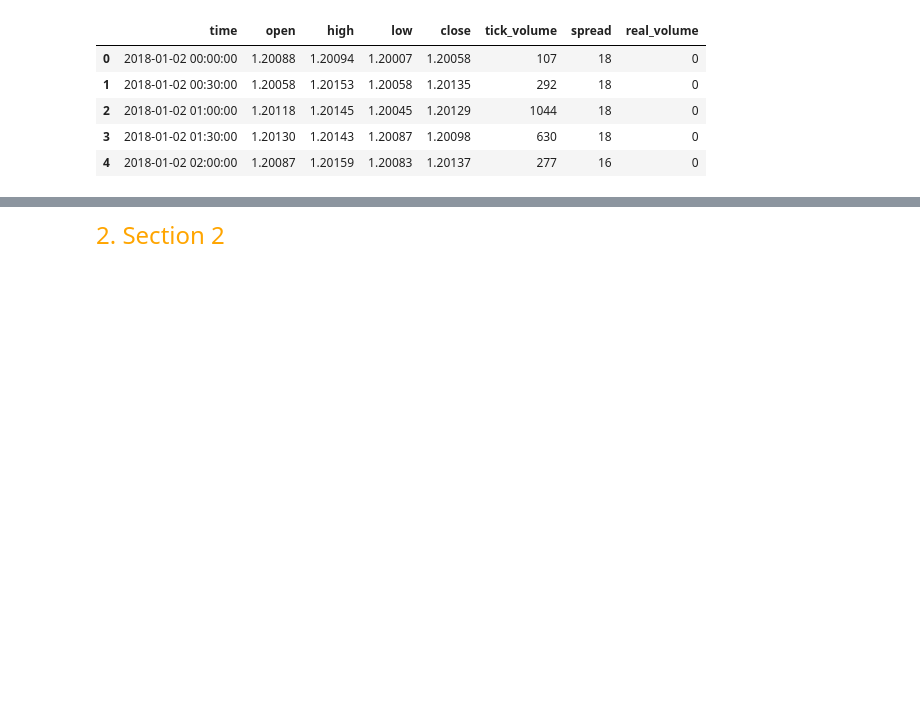
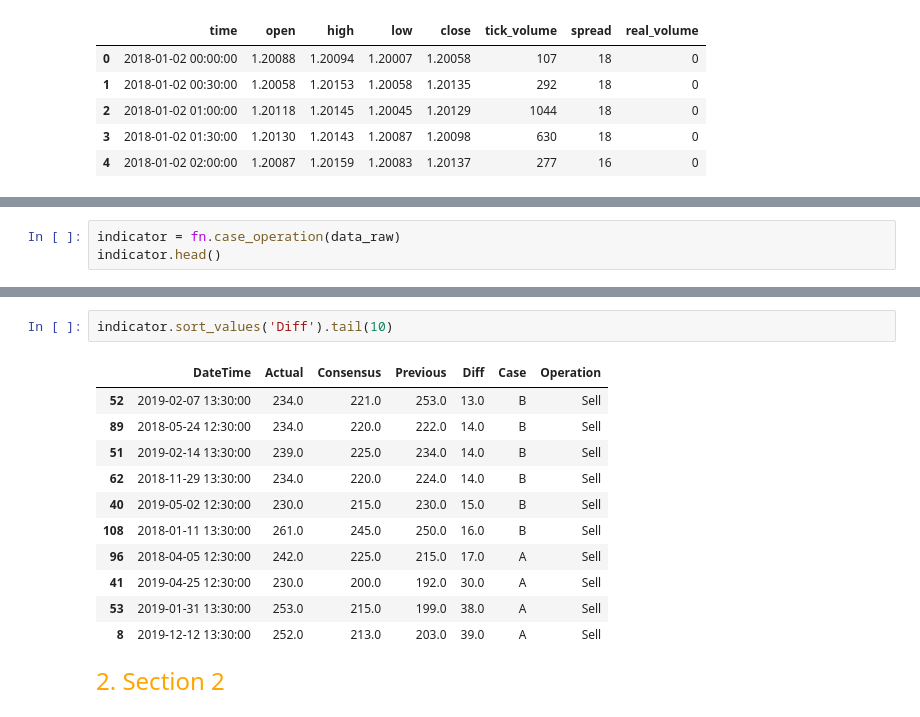
Before and after one commit to EstebanMqz/Initial_Jobless_Claims_Reports_on_EURUSD, a Jupyter notebook: notebook.ipynb, the cells around one changed output, grey strips where cells are left out. Cells and saved outputs as stored; diff of their text form; blank space fills up the shorter version.

Commit message:
Scenarios and Operation Types
function and group by visualiz.

```diff
--- a/notebook.ipynb
+++ b/notebook.ipynb
@@ -306,0 +300,3 @@ vs.OHCLV_csticks(EURUSD_D, 'EURUSD Daily Candles', 'Volume', 30)[0]
+# %%
+indicator = fn.case_operation(data_raw)
+indicator.head()
@@ -307,3 +317,17 @@ vs.OHCLV_csticks(EURUSD_D, 'EURUSD Daily Candles', 'Volume', 30)[0]
+# %%
+indicator.sort_values('Diff').tail(10)
+# %% [output]
+|  | DateTime | Actual | Consensus | Previous | Diff | Case | Operation |
+| 52 | 2019-02-07 13:30:00 | 234.0 | 221.0 | 253.0 | 13.0 | B | Sell |
+| 89 | 2018-05-24 12:30:00 | 234.0 | 220.0 | 222.0 | 14.0 | B | Sell |
+| 51 | 2019-02-14 13:30:00 | 239.0 | 225.0 | 234.0 | 14.0 | B | Sell |
+| 62 | 2018-11-29 13:30:00 | 234.0 | 220.0 | 224.0 | 14.0 | B | Sell |
+| 40 | 2019-05-02 12:30:00 | 230.0 | 215.0 | 230.0 | 15.0 | B | Sell |
+| 108 | 2018-01-11 13:30:00 | 261.0 | 245.0 | 250.0 | 16.0 | B | Sell |
+| 96 | 2018-04-05 12:30:00 | 242.0 | 225.0 | 215.0 | 17.0 | A | Sell |
+| 41 | 2019-04-25 12:30:00 | 230.0 | 200.0 | 192.0 | 30.0 | A | Sell |
+| 53 | 2019-01-31 13:30:00 | 253.0 | 215.0 | 199.0 | 38.0 | A | Sell |
+| 8 | 2019-12-12 13:30:00 | 252.0 | 213.0 | 203.0 | 39.0 | A | Sell |
 # %% [markdown]
 <font color= orange> <font size = 5> 2. Section 2 </font>
 # %% [markdown]
```
Also changed, not shown: parts of 10 cells of this notebook, 2 other files.
